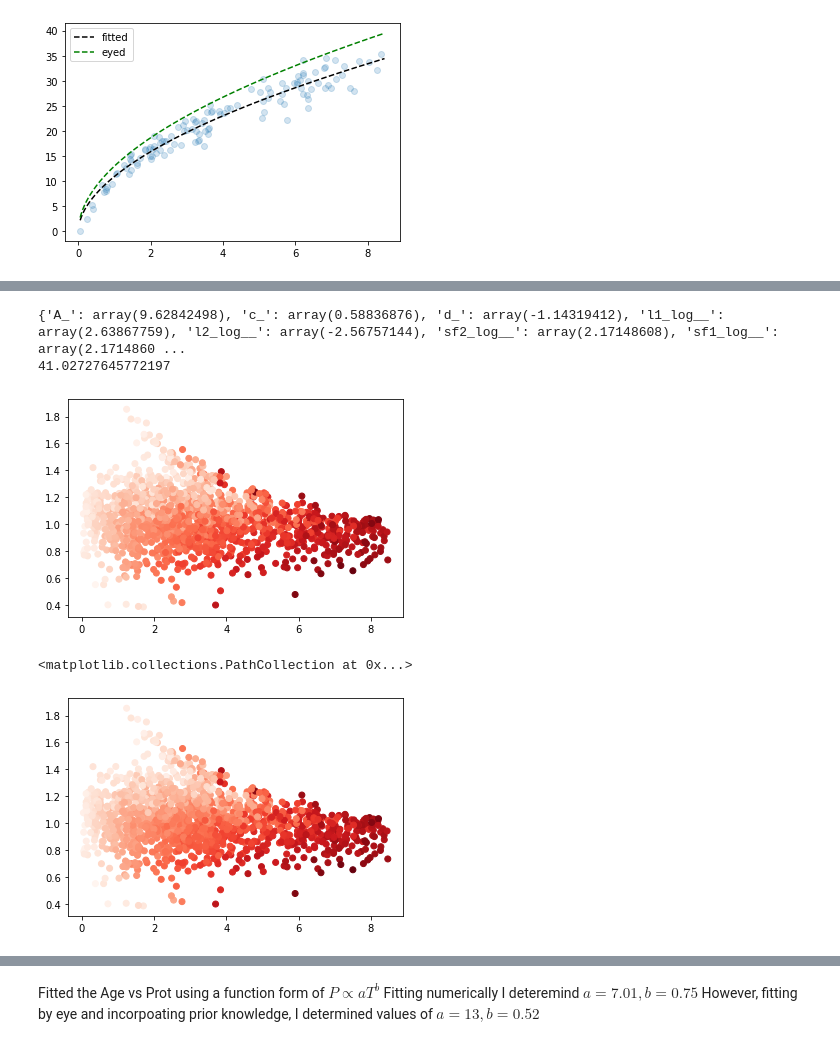
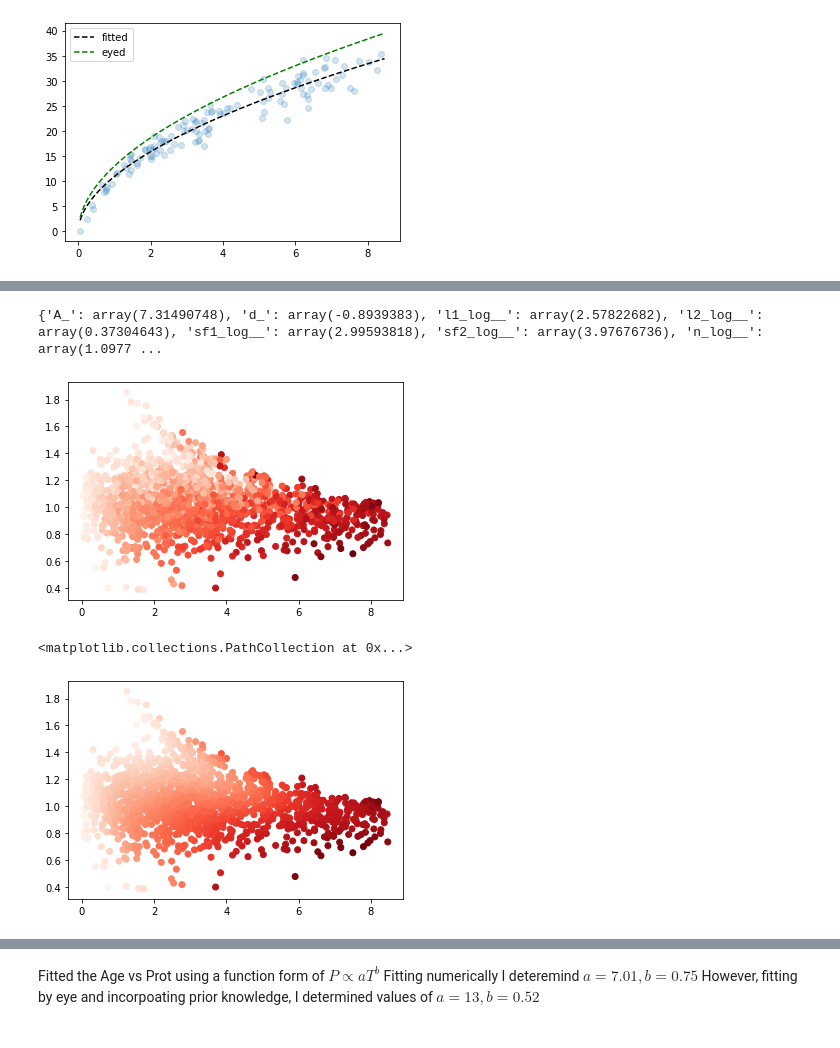
Before and after one commit to ni-phy/year4-project, a Jupyter notebook: Henry/3d_fitting.ipynb, the cells around one changed output, grey strips where cells are left out. Saved outputs shown, nothing was run; the diff lists cells and outputs as text; code cells hidden in the pictures.

```diff
--- a/Henry/3d_fitting.ipynb
+++ b/Henry/3d_fitting.ipynb
@@ -112,11 +118,10 @@ with pm.Model() as model:
     sf1 = pm.Lognormal("sf1", mu=np.log(15), sigma=1)
 
 
-    K1 = pm.gp.cov.ExpQuad(1, l1) * sf1**2
-    K2 = pm.gp.cov.ExpQuad(1, l2) * sf2**2
+    K1 = pm.gp.cov.ExpQuad(2, l1) * sf1**2
+    K2 = pm.gp.cov.ExpQuad(2, l2) * sf2**2
     K = K1 * K2
 
-    #n = pm.Lognormal('n', np.log(4), 1.0)
     gp = pm.gp.Marginal(cov_func=K)
     obs = gp.marginal_likelihood("obs", X=X, y=resid, noise=1.0)
 
@@ -150,5 +156,5 @@ print(A, c)
 # %%
-limit = (np.where(np.logical_and(Age>4, Age<=5)))
+limit = (np.where(np.logical_and(Age>4.4, Age<=5)))
 
 Teff_short = Teff[limit]
 Prot_short = Prot[limit]
@@ -175,20 +237,18 @@ plt.legend()
 # %%
-B = coefs2[0][0]
-d = coefs2[0][1]
+d = mp['d_']
 
 
 A = A
-c = c
-
+c=0.52
 X = np.array([Age, Mass]).T
-
+map = 1 #################################################################
 with pm.Model() as model:
 
     A_ = pm.Normal('A_', A, A*0.5)
 
 
-    c_ = pm.Normal('c_', c, c*0.01)
-
+    #c_ = pm.Normal('c_', c, c*0.01)
+    c_ = c
 
 
 
@@ -202,21 +262,22 @@ with pm.Model() as model:
 
     mean = A_ * Age**c_   * Mass **d_
 
-    #l1 = pm.Normal('l1', 11, 11)
-    #l2 = pm.Normal('l2', 1.4,1.4)
 
     l1 = pm.Lognormal('l1', mu=np.log(14.0), sigma=0.11)  # 1
-    l2 = pm.Lognormal('l2', mu=np.log(0.04), sigma=0.11)
+    #l2 = pm.Lognormal('l2', mu=np.log(0.04), sigma=0.11)
+    l2 = pm.Lognormal('l2', mu=np.log(3.6), sigma=0.11)
 
     resid = Prot - mean
 
-    sf2 = pm.Lognormal("sf2", mu=np.log(15), sigma=1)
-    sf1 = pm.Lognormal("sf1", mu=np.log(15), sigma=1)
-   # sf1 = pm.Normal('sf1', mu = 40, sigma=40)
-  #  sf2 = pm.Normal('sf2', mu = 40, sigma=40)
+
+    sf1 = pm.Lognormal("sf1", mu=np.log(15), sigma=5)
+    sf2 = pm.Lognormal("sf2", mu=np.log(40), sigma=15)
+
+
 
     K1 = pm.gp.cov.ExpQuad(2, l1) * sf1**2
     K2 = pm.gp.cov.ExpQuad(2, l2) * sf2**2
+
     K = K1 * K2
 
     n = pm.HalfCauchy("n", beta=3)
@@ -224,5 +285,7 @@ with pm.Model() as model:
 
     gp = pm.gp.Marginal(cov_func=K)
     obs = gp.marginal_likelihood("obs", X=X, y=resid, noise=n)
-
-    mp = pm.find_MAP()
+    if map:
+      mp = pm.find_MAP()
+    else:
+      mp = pm.sample(samples, tune=tune, cores=2)
@@ -229,31 +294,37 @@ with pm.Model() as model:
-# %%
-print(mp)
-print(max(Prot))
-# %% [output]
-{'A_': array(9.62842498), 'c_': array(0.58836876), 'd_': array(-1.14319412), 'l1_log__': array(2.63867759), 'l2_log__': array(-2.56757144), 'sf2_log__': array(2.17148608), 'sf1_log__': array(2.1714860 ...
-41.02727645772197
+# %%
+if not map:
+  with model:
+    print(pm.summary(mp).round(2))
+else:
+  print(mp)
+
+
+A = mp['A_']
+d = mp['d_']
+# %% [output]
+{'A_': array(7.31490748), 'd_': array(-0.8939383), 'l1_log__': array(2.57822682), 'l2_log__': array(0.37304643), 'sf1_log__': array(2.99593818), 'sf2_log__': array(3.97676736), 'n_log__': array(1.0977 ...
 # %%
 
 ## try and predict outside of age range.
 
 #age_new = np.random.rand(400) * 8
 #mass_new = np.random.rand(400) * 1.0 + 0.4
 #Xnew = np.array([age_new, mass_new]).T
 mu, var = gp.predict(X, point=mp, diag=True, pred_noise=True)
 
 #mu, var = gp.predict(X, point=mp, diag=True, pred_noise=True)
 
 
-mean = mp['A_'] * Age**mp['c_']    * Mass **(mp['d_'])
+mean = mp['A_'] * Age**0.52    * Mass **(mp['d_'])
 
 plt.scatter(Age, Mass, c=Prot, cmap='Reds')
 plt.show()
 
 plt.scatter (Age, Mass, c = mean + mu , cmap='Reds')
 # %% [output]
 [figure]
 <matplotlib.collections.PathCollection at 0x...>
-[figure, old version]
+[figure, new version]
 # %%
 sd = np.sqrt(var)
 ydata = Prot
```
Also changed, not shown: parts of 15 cells of this notebook.
